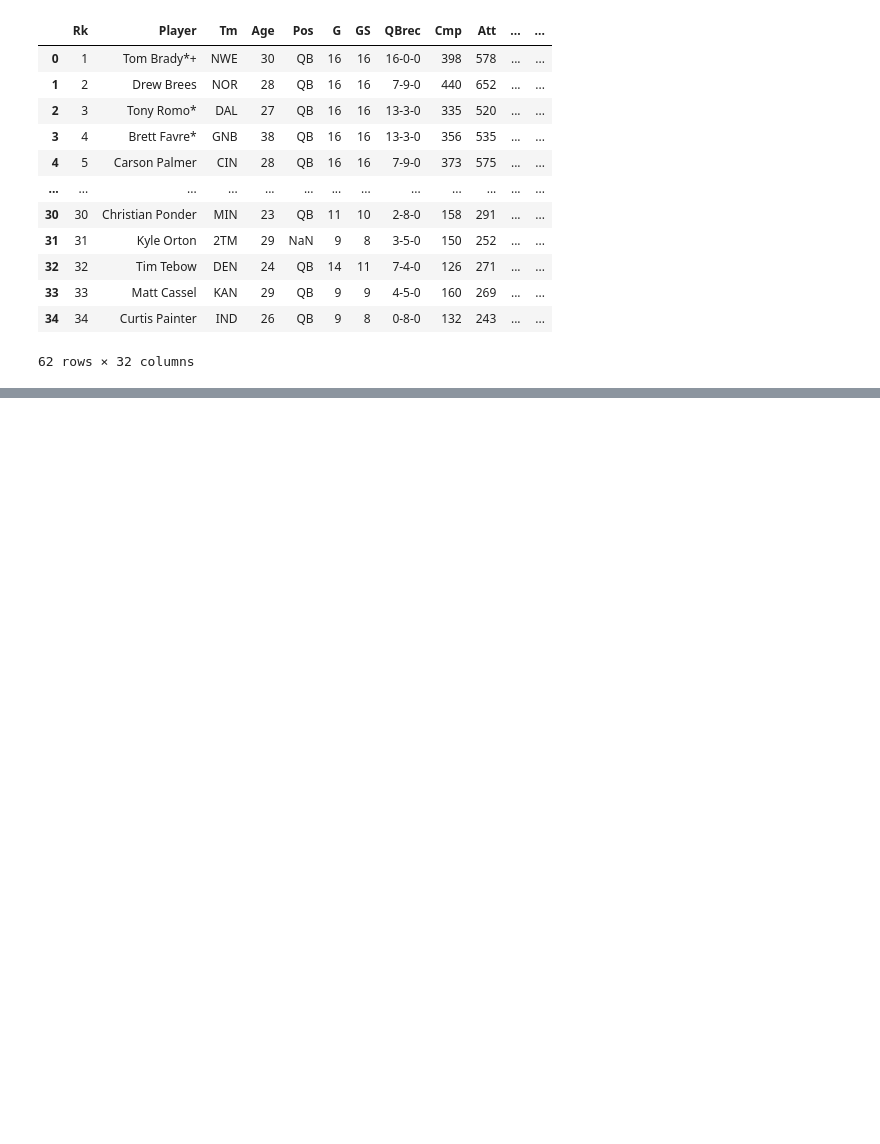
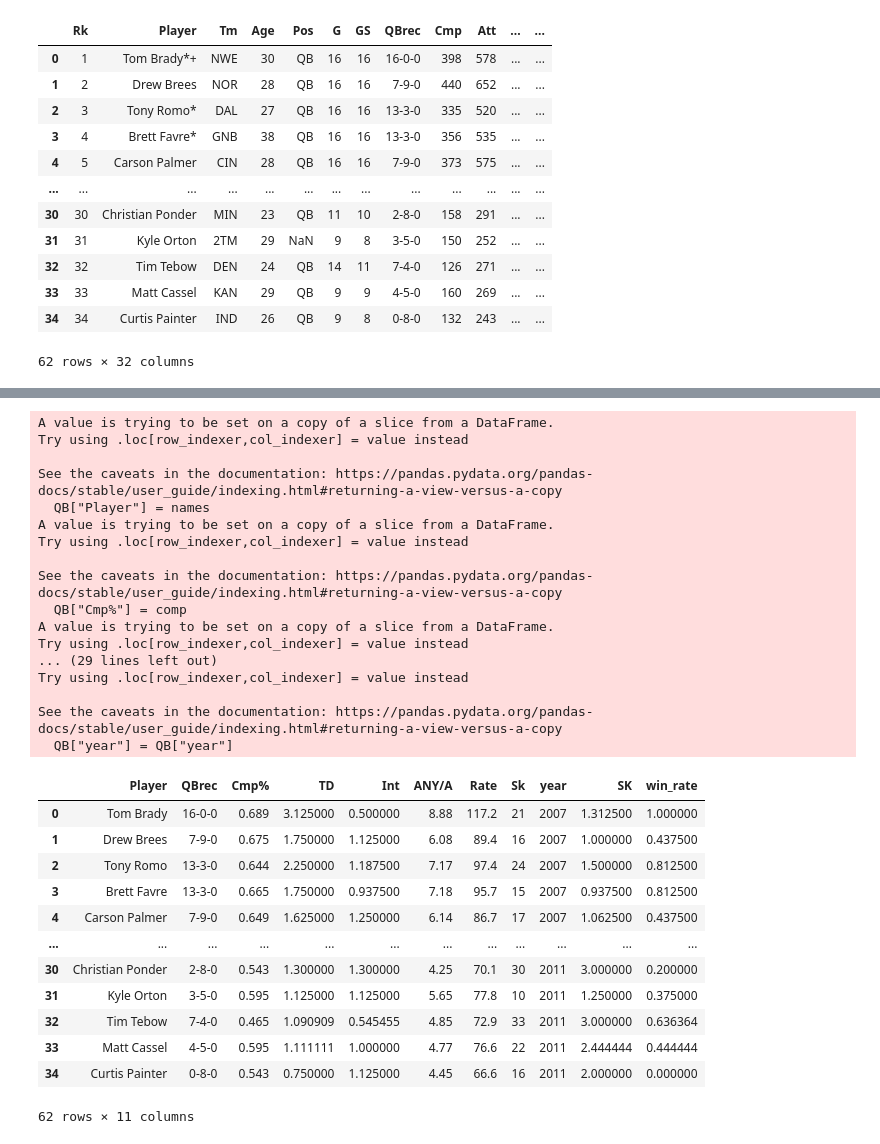
Before and after one commit to nguyenwilliam/elimanning, a Jupyter notebook: elimanning.ipynb, the cells around one changed output, grey strips where cells are left out. Cells and saved outputs as stored; diff of their text form; code cells hidden in the pictures; blank space fills up the shorter version.

```diff
--- a/elimanning.ipynb
+++ b/elimanning.ipynb
@@ -168,0 +149,78 @@ QB
+# %%
+# filter out irrelevant / not useful (Rk, Tm, Age, Pos, etc)
+QB = QB[["Player", "QBrec", "Cmp%", "TD", "Int", "ANY/A", "Rate", "Sk", "year"]]
+
+# convert stats to a per game average instead of season total since some qbs played less games
+# iteruples return an iterator object of the DF returning each row as a tuple
+# tuples are like arrays
+
+
+names = []
+winrate = []
+comp = []
+tds = []
+ints = []
+tdint = []
+sacks = []
+
+# go down each column and take all the values into a tuple to easily convert all at once
+for x in QB.itertuples():
+    #remove * and + from names, indicates pro bowl/all-pro
+    names.append(x[1].replace("*", "").replace("+", "").strip())
+
+    #get winrate from qbrecord
+    record = x[2].split("-")
+    games = int(record[0])+ int(record[1])+ int(record[2]) #adds up wins, losses, ties
+    winrate.append(int(record[0])/games)
+
+
+    comp.append(float(x[3])/100)
+    tds.append(int(x[4])/games)
+    ints.append(int(x[5])/games)
+    tdint.append(int(x[4])/int(x[5]))
+    #x[6] any/a is adjusted net yards/attempt, doesnt need to be converted to /game
+    #x[7] rating is quartber back rating, a measure that doesnt need to be converted to /game
+    sacks.append(int(x[8])/games)
+    #x[9] is year
+
+QB["Player"] = names
+QB["Cmp%"] = comp
+QB["TD"] = tds
+QB["Int"] = ints
+QB["ANY/A"] = QB["ANY/A"].astype(float)
+QB["Rate"] = QB["Rate"].astype(float)
+QB["SK"] = sacks
+QB["win_rate"] = winrate
+QB["year"] = QB["year"]
+QB
+# %% [output]
+A value is trying to be set on a copy of a slice from a DataFrame.
+Try using .loc[row_indexer,col_indexer] = value instead
+
+See the caveats in the documentation: https://pandas.pydata.org/pandas-docs/stable/user_guide/indexing.html#returning-a-view-versus-a-copy
+  QB["Player"] = names
+A value is trying to be set on a copy of a slice from a DataFrame.
+Try using .loc[row_indexer,col_indexer] = value instead
+
+See the caveats in the documentation: https://pandas.pydata.org/pandas-docs/stable/user_guide/indexing.html#returning-a-view-versus-a-copy
+  QB["Cmp%"] = comp
+A value is trying to be set on a copy of a slice from a DataFrame.
+Try using .loc[row_indexer,col_indexer] = value instead
+... (29 lines left out)
+Try using .loc[row_indexer,col_indexer] = value instead
+
+See the caveats in the documentation: https://pandas.pydata.org/pandas-docs/stable/user_guide/indexing.html#returning-a-view-versus-a-copy
+  QB["year"] = QB["year"]
+|  | Player | QBrec | Cmp% | TD | Int | ANY/A | Rate | Sk | year | SK | win_rate |
+| 0 | Tom Brady | 16-0-0 | 0.689 | 3.125000 | 0.500000 | 8.88 | 117.2 | 21 | 2007 | 1.312500 | 1.000000 |
+| 1 | Drew Brees | 7-9-0 | 0.675 | 1.750000 | 1.125000 | 6.08 | 89.4 | 16 | 2007 | 1.000000 | 0.437500 |
+| 2 | Tony Romo | 13-3-0 | 0.644 | 2.250000 | 1.187500 | 7.17 | 97.4 | 24 | 2007 | 1.500000 | 0.812500 |
+| 3 | Brett Favre | 13-3-0 | 0.665 | 1.750000 | 0.937500 | 7.18 | 95.7 | 15 | 2007 | 0.937500 | 0.812500 |
+| 4 | Carson Palmer | 7-9-0 | 0.649 | 1.625000 | 1.250000 | 6.14 | 86.7 | 17 | 2007 | 1.062500 | 0.437500 |
+| ... | ... | ... | ... | ... | ... | ... | ... | ... | ... | ... | ... |
+| 30 | Christian Ponder | 2-8-0 | 0.543 | 1.300000 | 1.300000 | 4.25 | 70.1 | 30 | 2011 | 3.000000 | 0.200000 |
+| 31 | Kyle Orton | 3-5-0 | 0.595 | 1.125000 | 1.125000 | 5.65 | 77.8 | 10 | 2011 | 1.250000 | 0.375000 |
+| 32 | Tim Tebow | 7-4-0 | 0.465 | 1.090909 | 0.545455 | 4.85 | 72.9 | 33 | 2011 | 3.000000 | 0.636364 |
+| 33 | Matt Cassel | 4-5-0 | 0.595 | 1.111111 | 1.000000 | 4.77 | 76.6 | 22 | 2011 | 2.444444 | 0.444444 |
+| 34 | Curtis Painter | 0-8-0 | 0.543 | 0.750000 | 1.125000 | 4.45 | 66.6 | 16 | 2011 | 2.000000 | 0.000000 |
+62 rows × 11 columns
```
Also changed, not shown: parts of 6 cells of this notebook.
